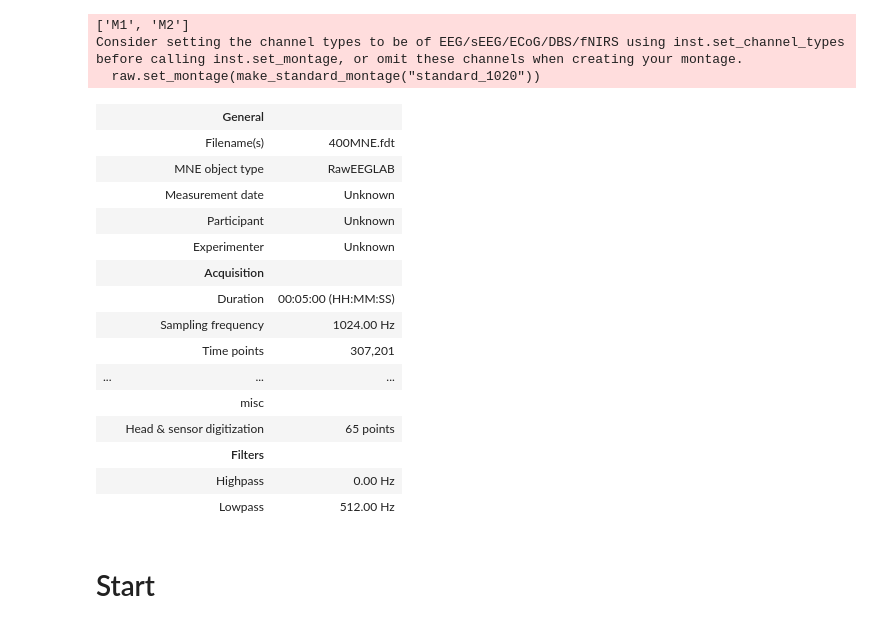
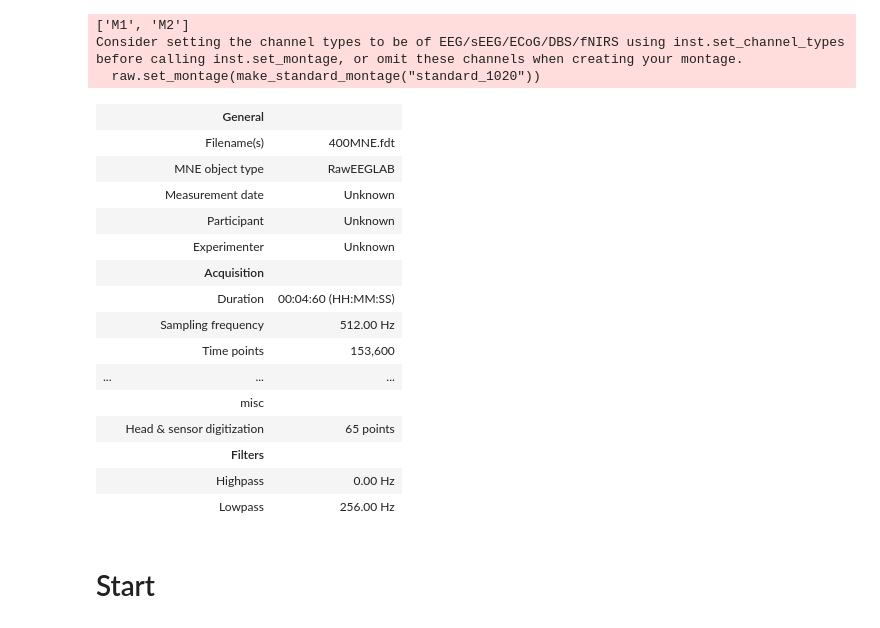
Before and after one commit to d-drost/EEGExplained, a Jupyter notebook: LearningEEG.ipynb, the cells around one changed output. Saved outputs shown, nothing was run; the diff lists cells and outputs as text; code cells hidden in the pictures.

```diff
--- a/LearningEEG.ipynb
+++ b/LearningEEG.ipynb
@@ -1,33 +1,35 @@
 # %%
 from mne.io import read_raw_eeglab, read_raw
 from mne.channels import get_builtin_montages, make_standard_montage
 from mne import events_from_annotations, Epochs
 import PIL
+import mne
 raw = None
 mne.set_log_level(False)
 raw = read_raw_eeglab("../sub400/400MNE.set")
 raw = raw.crop(tmin=60, tmax=60+5*60)
+raw = raw.copy().resample(512)
 raw.set_channel_types({"BIP1":"eog","BIP2":"misc","BIP3":"misc","BIP4":"misc", "AUX1":"misc","AUX2":"misc","AUX3":"misc","AUX4":"misc", "M1":"misc", "M2":"misc"})
 raw.set_montage(make_standard_montage("standard_1020"))
 # %% [output]
 ['M1', 'M2']
 Consider setting the channel types to be of EEG/sEEG/ECoG/DBS/fNIRS using inst.set_channel_types before calling inst.set_montage, or omit these channels when creating your montage.
   raw.set_montage(make_standard_montage("standard_1020"))
 |  | General |  |
 |  | Filename(s) | 400MNE.fdt |
 |  | MNE object type | RawEEGLAB |
 |  | Measurement date | Unknown |
 |  | Participant | Unknown |
 |  | Experimenter | Unknown |
 |  | Acquisition |  |
-|  | Duration | 00:05:00 (HH:MM:SS) |
-|  | Sampling frequency | 1024.00 Hz |
-|  | Time points | 307,201 |
+|  | Duration | 00:04:60 (HH:MM:SS) |
+|  | Sampling frequency | 512.00 Hz |
+|  | Time points | 153,600 |
 | ... | ... | ... |
 |  | misc |  |
 |  | Head & sensor digitization | 65 points |
 |  | Filters |  |
 |  | Highpass | 0.00 Hz |
-|  | Lowpass | 512.00 Hz |
+|  | Lowpass | 256.00 Hz |
 # %%
 import matplotlib.pyplot as plt
```
Also changed, not shown: parts of 29 cells of this notebook.
